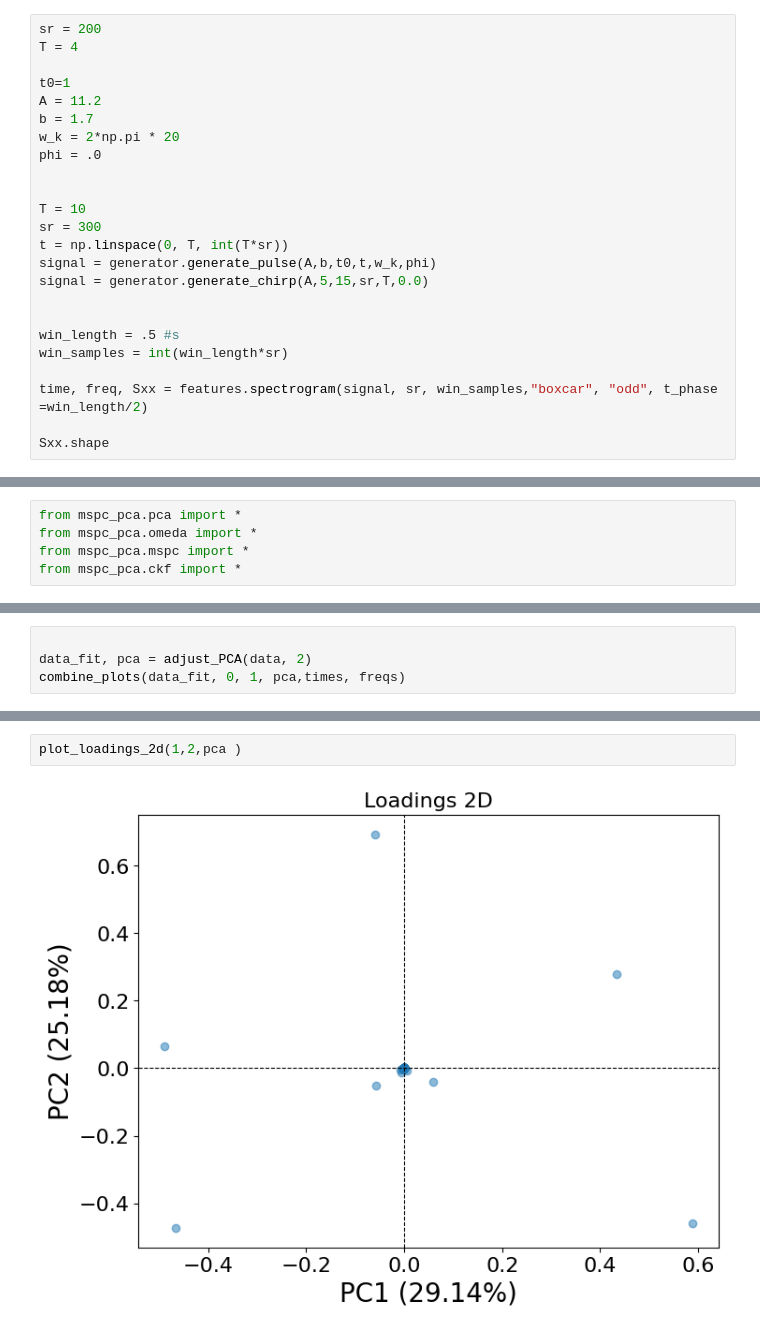
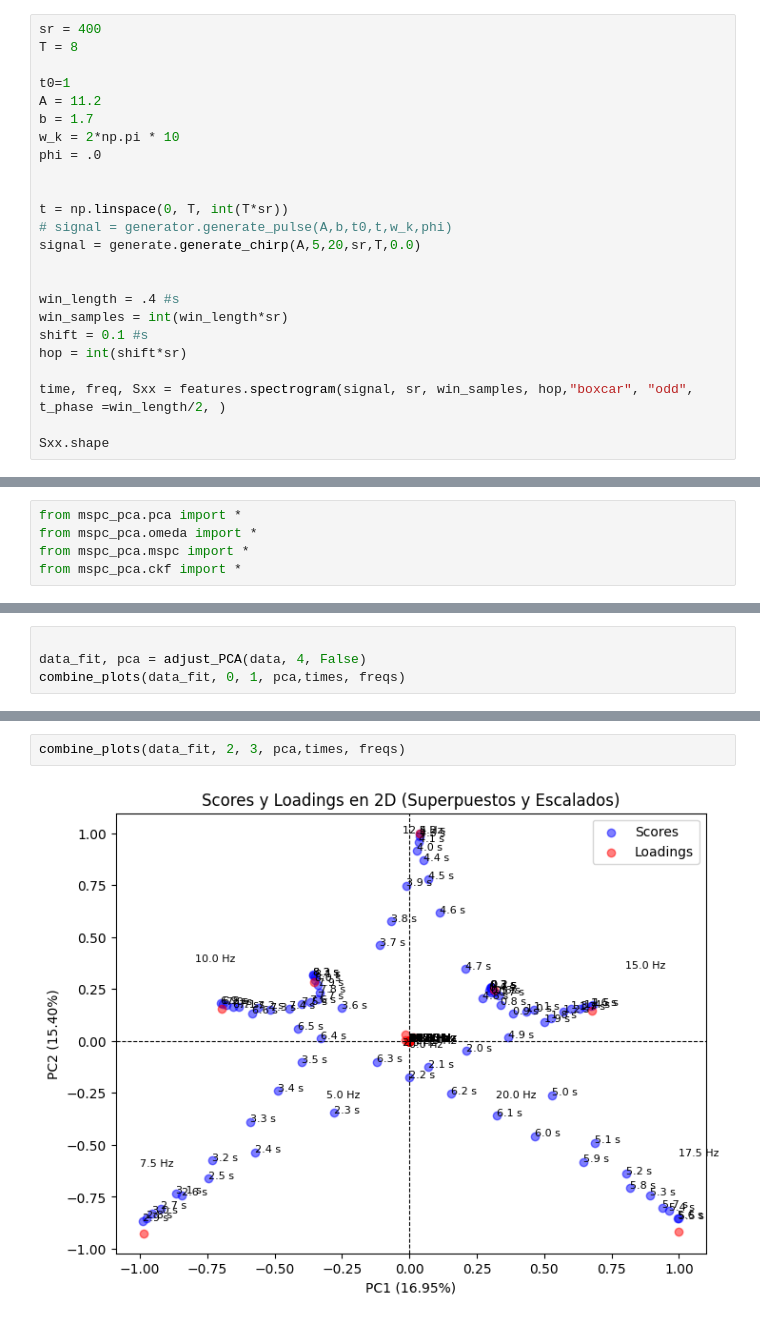
Before and after one commit to JesusGarSan/MESA, a Jupyter notebook: external/tutorials/5_non_stationary_signals.ipynb, the cells around one changed output, grey strips where cells are left out. Cells and saved outputs as stored; diff of their text form.

```diff
--- a/external/tutorials/5_non_stationary_signals.ipynb
+++ b/external/tutorials/5_non_stationary_signals.ipynb
@@ -13,27 +15,27 @@ import matplotlib.pyplot as plt
 # %% [markdown]
 Generate the signal
 # %%
-sr = 200
-T = 4
+sr = 400
+T = 8
 
 t0=1
 A = 11.2
 b = 1.7
-w_k = 2*np.pi * 20
+w_k = 2*np.pi * 10
 phi = .0
 
 
-T = 10
-sr = 300
 t = np.linspace(0, T, int(T*sr))
-signal = generator.generate_pulse(A,b,t0,t,w_k,phi)
-signal = generator.generate_chirp(A,5,15,sr,T,0.0)
+# signal = generator.generate_pulse(A,b,t0,t,w_k,phi)
+signal = generate.generate_chirp(A,5,20,sr,T,0.0)
 
 
-win_length = .5 #s
+win_length = .4 #s
 win_samples = int(win_length*sr)
+shift = 0.1 #s
+hop = int(shift*sr)
 
-time, freq, Sxx = features.spectrogram(signal, sr, win_samples,"boxcar", "odd", t_phase =win_length/2)
+time, freq, Sxx = features.spectrogram(signal, sr, win_samples, hop,"boxcar", "odd", t_phase =win_length/2, )
 
 Sxx.shape
 # %% [output]
@@ -83,5 +85,5 @@ pca_resvar(Sxx, 5);
 # %%
 
-data_fit, pca = adjust_PCA(data, 2)
+data_fit, pca = adjust_PCA(data, 4, False)
 combine_plots(data_fit, 0, 1, pca,times, freqs)
 # %% [output]
@@ -89,4 +91,4 @@ combine_plots(data_fit, 0, 1, pca,times, freqs)
 # %%
-plot_loadings_2d(1,2,pca )
+combine_plots(data_fit, 2, 3, pca,times, freqs)
 # %% [output]
-[figure, old version]
+[figure, new version]
```
Also changed, not shown: parts of 7 cells of this notebook, 13 other files.
